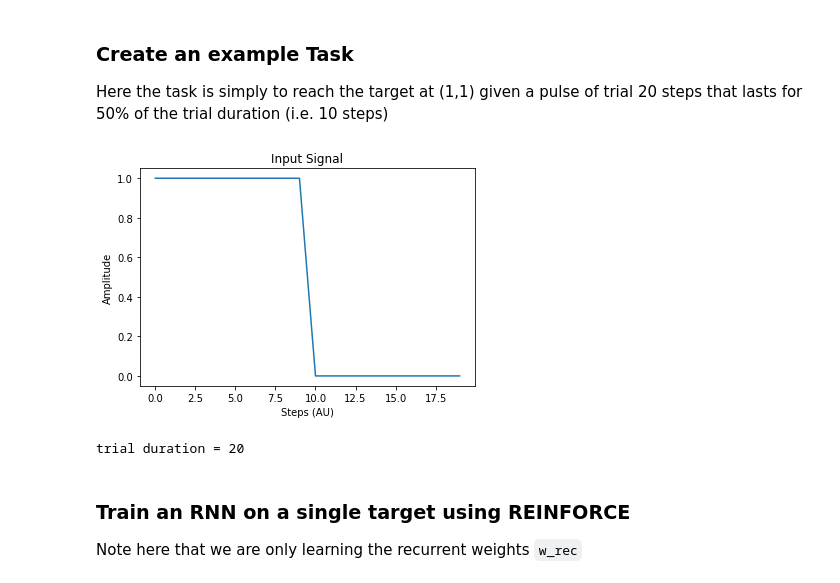
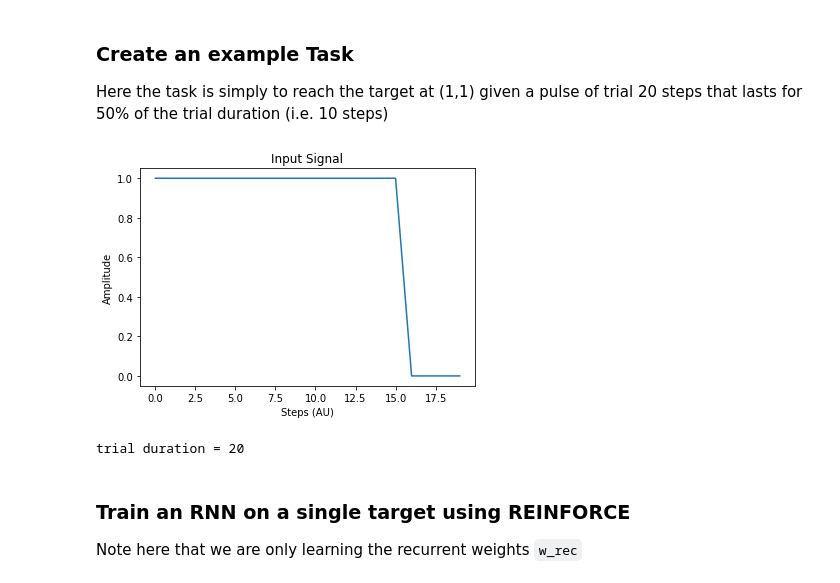
Before and after one commit to jacobfulano/rnn-learning, a Jupyter notebook: examples/Example5-REINFORCE.ipynb, the cells around one changed output. Cells and saved outputs as stored; diff of their text form; code cells hidden in the pictures.

```diff
--- a/examples/Example5-REINFORCE.ipynb
+++ b/examples/Example5-REINFORCE.ipynb
@@ -66,25 +66,25 @@ Here the task is simply to reach the target at (1,1) given a pulse of trial 20 s
 # %%
 trial_duration = 20
 n_in=1
-frac_on = 0.5
+frac_on = 0.8
 y_target_x = np.expand_dims(np.concatenate((np.zeros(int(trial_duration*frac_on)),np.linspace(0,1,int(trial_duration*(1-frac_on))))),axis=1)
 y_target_y = np.expand_dims(np.concatenate((np.zeros(int(trial_duration*frac_on)),np.linspace(0,1,int(trial_duration*(1-frac_on))))),axis=1)
 y_teaching_signal = np.concatenate((y_target_x,y_target_y),axis=1)
 
 x_tonic = 0.0*np.ones((trial_duration, n_in)) # shape 20 x 4 i.e. time x channel
 x_pulse1 = x_tonic.copy()
 x_pulse1[0:int(trial_duration*frac_on),0] = 1
 
 plt.plot(x_pulse1)
 plt.title('Input Signal')
 plt.xlabel('Steps (AU)')
 plt.ylabel('Amplitude')
 plt.show()
 
 task = Task(x_in=x_pulse1,y_target=np.asarray([1,1]))
 print('trial duration =',task.trial_duration)
 # %% [output]
-[figure, old version]
+[figure, new version]
 trial duration = 20
 # %% [markdown]
 ### Train an RNN on a single target using REINFORCE
```
Also changed, not shown: parts of 7 cells of this notebook, 9 other files.
